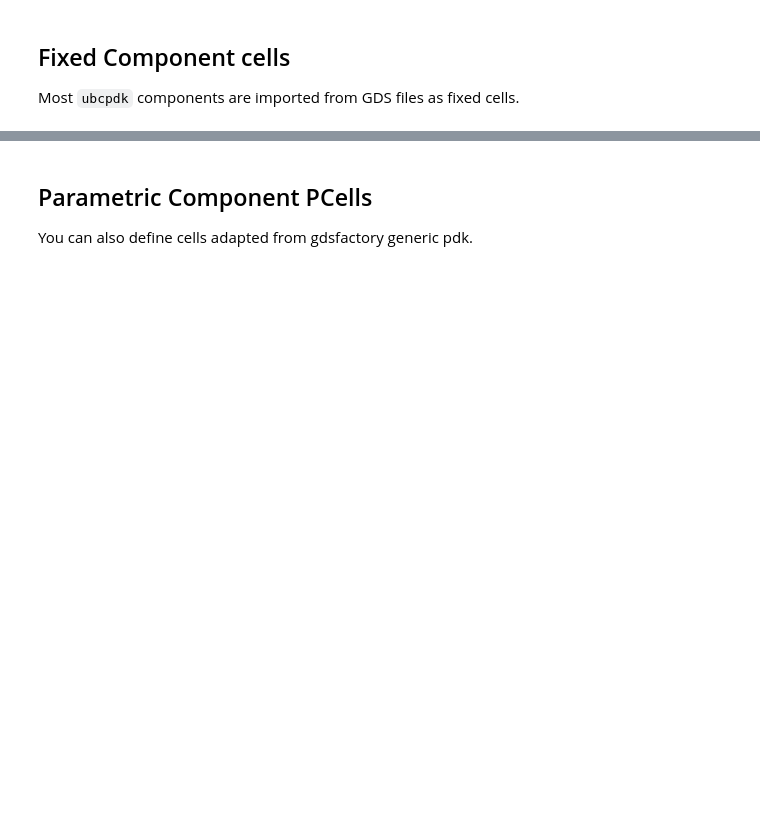
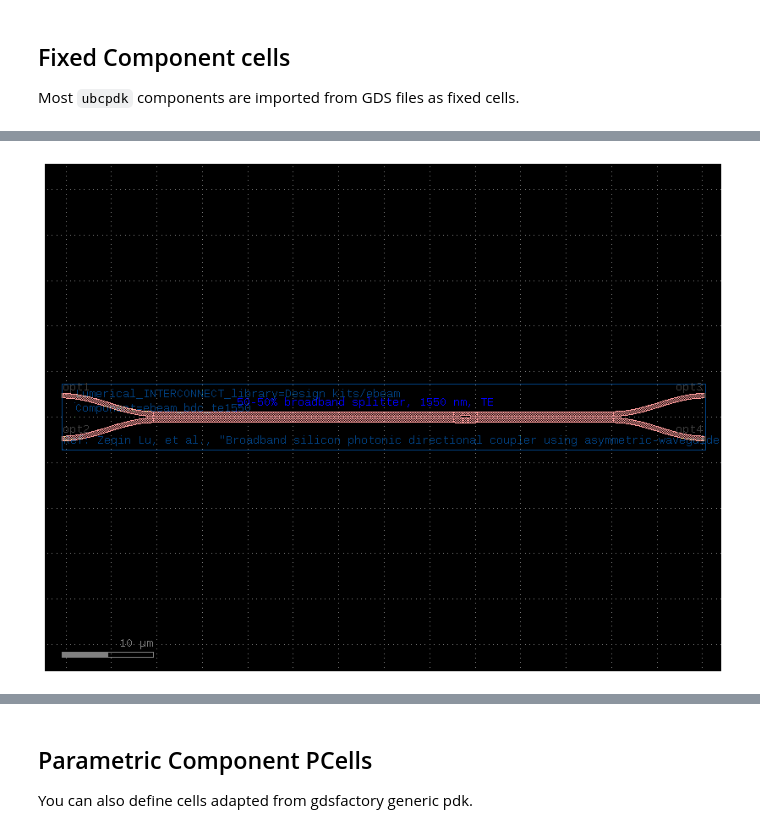
Before and after one commit to gdsfactory/ubc, a Jupyter notebook: docs/notebooks/00_layout.ipynb, the cells around one changed output, grey strips where cells are left out. Saved outputs shown, nothing was run; the diff lists cells and outputs as text; code cells hidden in the pictures; blank space fills up the shorter version.

```diff
--- a/docs/notebooks/00_layout.ipynb
+++ b/docs/notebooks/00_layout.ipynb
@@ -19,4 +27,6 @@ c.plot()
 # %%
-c = uc.ebeam_bdc_te1550()
+c = cells.ebeam_bdc_te1550()
 c.plot()
+# %% [output]
+[figure, added]
 # %%
```
Also changed, not shown: parts of 22 cells of this notebook, 9 other files.
